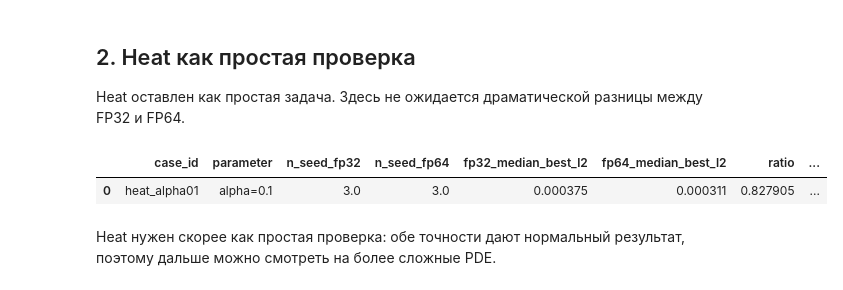
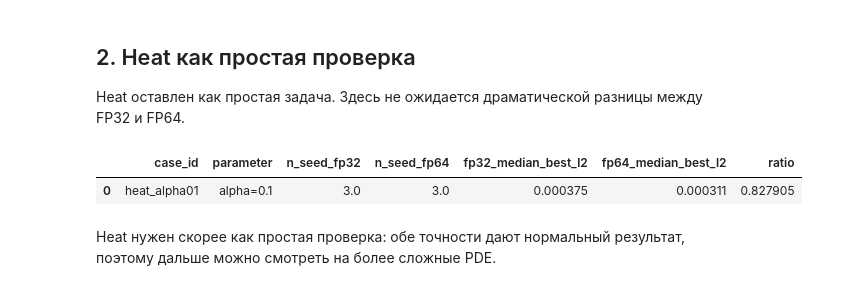
Before and after one commit to masousmen/PINN_course_work, a Jupyter notebook: notebooks/results_summary.ipynb, the cells around one changed output. Cells and saved outputs as stored; diff of their text form; code cells hidden in the pictures.

```diff
--- a/notebooks/results_summary.ipynb
+++ b/notebooks/results_summary.ipynb
@@ -18,7 +18,7 @@ table_dir = root / "report_results" / "tables"
 fig_dir = root / "report_results" / "figures"
 
 pd.set_option("display.max_columns", 40)
-pd.set_option("display.max_colwidth", 90)
+pd.set_option("display.max_colwidth", 55)
 
 def read_table(name):
     return pd.read_csv(table_dir / name)
@@ -91,13 +84,13 @@ Heat оставлен как простая задача. Здесь не ожи
 # %%
 main_cases = read_table("report_main_cases.csv")
 heat = main_cases[main_cases["task"] == "heat1d"]
 display(heat[[
     "case_id", "parameter", "n_seed_fp32", "n_seed_fp64",
-    "fp32_median_best_l2", "fp64_median_best_l2", "ratio", "comment",
+    "fp32_median_best_l2", "fp64_median_best_l2", "ratio",
 ]])
 # %% [output]
-|  | case_id | parameter | n_seed_fp32 | n_seed_fp64 | fp32_median_best_l2 | fp64_median_best_l2 | ratio | ... |
-| 0 | heat_alpha01 | alpha=0.1 | 3.0 | 3.0 | 0.000375 | 0.000311 | 0.827905 | ... |
+|  | case_id | parameter | n_seed_fp32 | n_seed_fp64 | fp32_median_best_l2 | fp64_median_best_l2 | ratio |
+| 0 | heat_alpha01 | alpha=0.1 | 3.0 | 3.0 | 0.000375 | 0.000311 | 0.827905 |
 # %% [markdown]
 Heat нужен скорее как простая проверка: обе точности дают нормальный результат, поэтому дальше можно смотреть на более сложные PDE.
 # %% [markdown]
```
Also changed, not shown: parts of 11 cells of this notebook, 7 other files.
